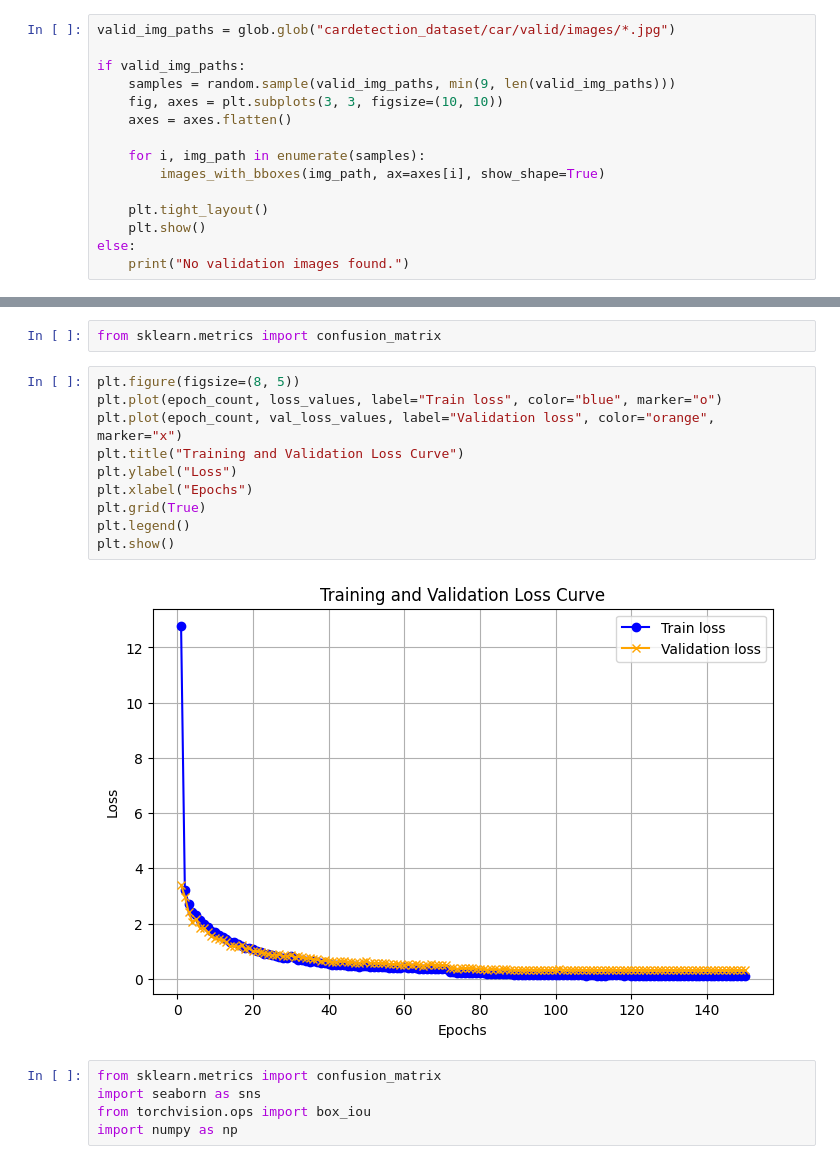
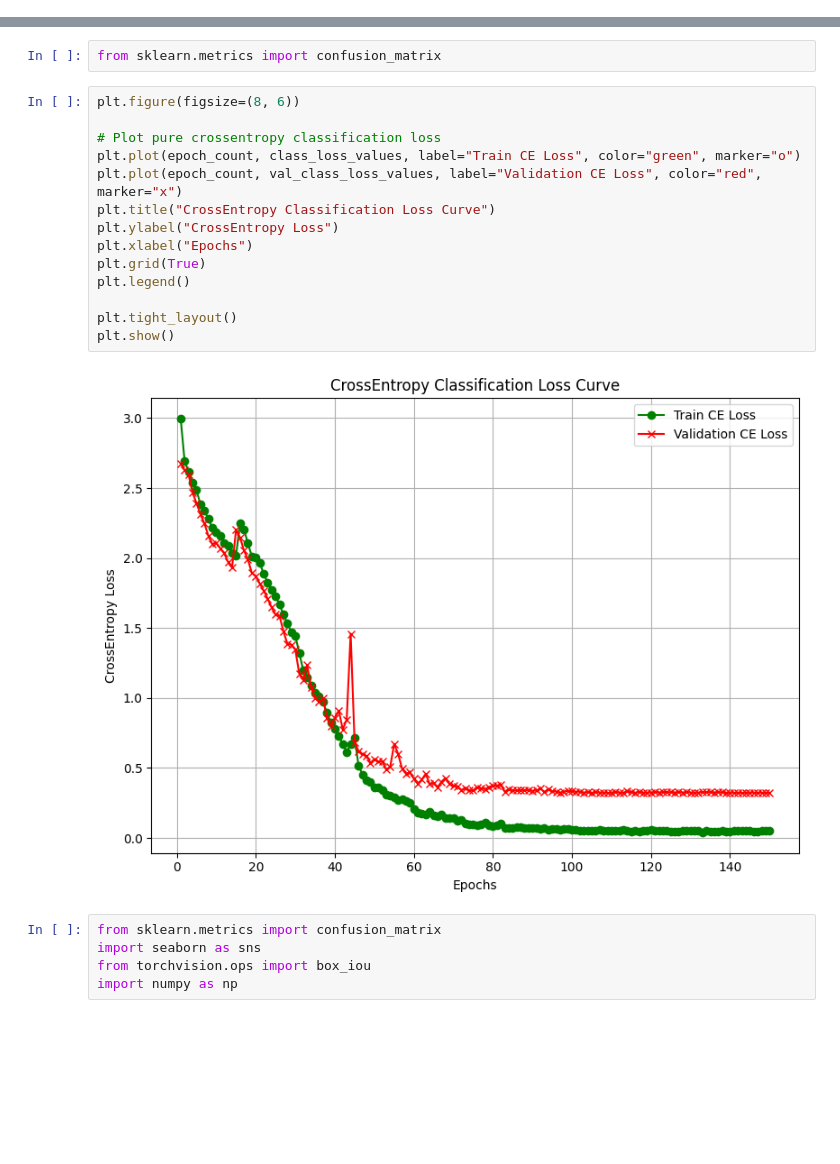
Before and after one commit to CS171-Semester-Project/traffic-sign-detection, a Jupyter notebook: traffic_sign_detection.ipynb, the cells around one changed output, grey strips where cells are left out. Saved outputs shown, nothing was run; the diff lists cells and outputs as text; blank space fills up the shorter version.

```diff
--- a/traffic_sign_detection.ipynb
+++ b/traffic_sign_detection.ipynb
@@ -243,15 +165,0 @@ def images_with_bboxes(img_path, ax=None, show_shape=False):
-# %%
-valid_img_paths = glob.glob("cardetection_dataset/car/valid/images/*.jpg")
-
-if valid_img_paths:
-    samples = random.sample(valid_img_paths, min(9, len(valid_img_paths)))
-    fig, axes = plt.subplots(3, 3, figsize=(10, 10))
-    axes = axes.flatten()
-
-    for i, img_path in enumerate(samples):
-        images_with_bboxes(img_path, ax=axes[i], show_shape=True)
-
-    plt.tight_layout()
-    plt.show()
-else:
-    print("No validation images found.")
@@ -1192,17 +869,21 @@ display(experiments_df)
 # %%
 from sklearn.metrics import confusion_matrix
 # %%
-plt.figure(figsize=(8, 5))
-plt.plot(epoch_count, loss_values, label="Train loss", color="blue", marker="o")
-plt.plot(epoch_count, val_loss_values, label="Validation loss", color="orange", marker="x")
-plt.title("Training and Validation Loss Curve")
-plt.ylabel("Loss")
+plt.figure(figsize=(8, 6))
+
+# Plot pure crossentropy classification loss
+plt.plot(epoch_count, class_loss_values, label="Train CE Loss", color="green", marker="o")
+plt.plot(epoch_count, val_class_loss_values, label="Validation CE Loss", color="red", marker="x")
+plt.title("CrossEntropy Classification Loss Curve")
+plt.ylabel("CrossEntropy Loss")
 plt.xlabel("Epochs")
 plt.grid(True)
 plt.legend()
+
+plt.tight_layout()
 plt.show()
 # %% [output]
-[figure, old version]
+[figure, new version]
 # %%
 from sklearn.metrics import confusion_matrix
 import seaborn as sns
```
Also changed, not shown: parts of 42 cells of this notebook.
